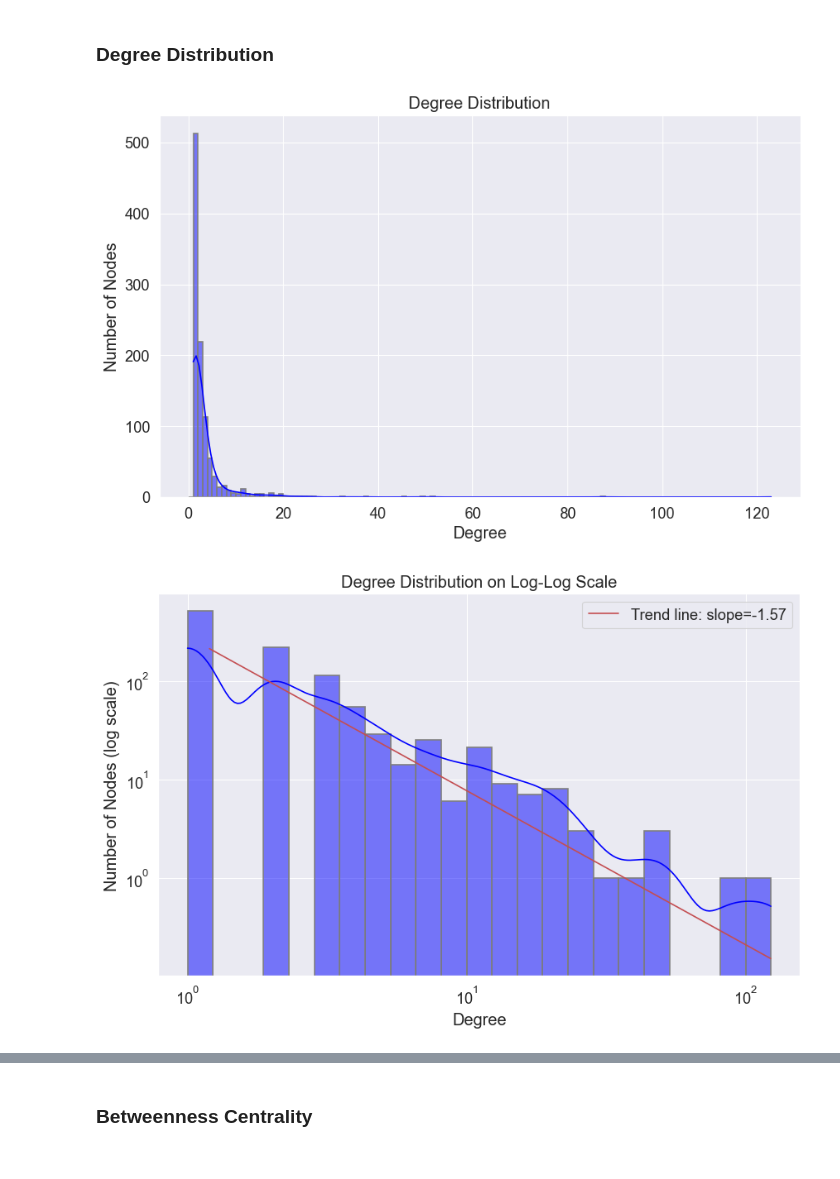
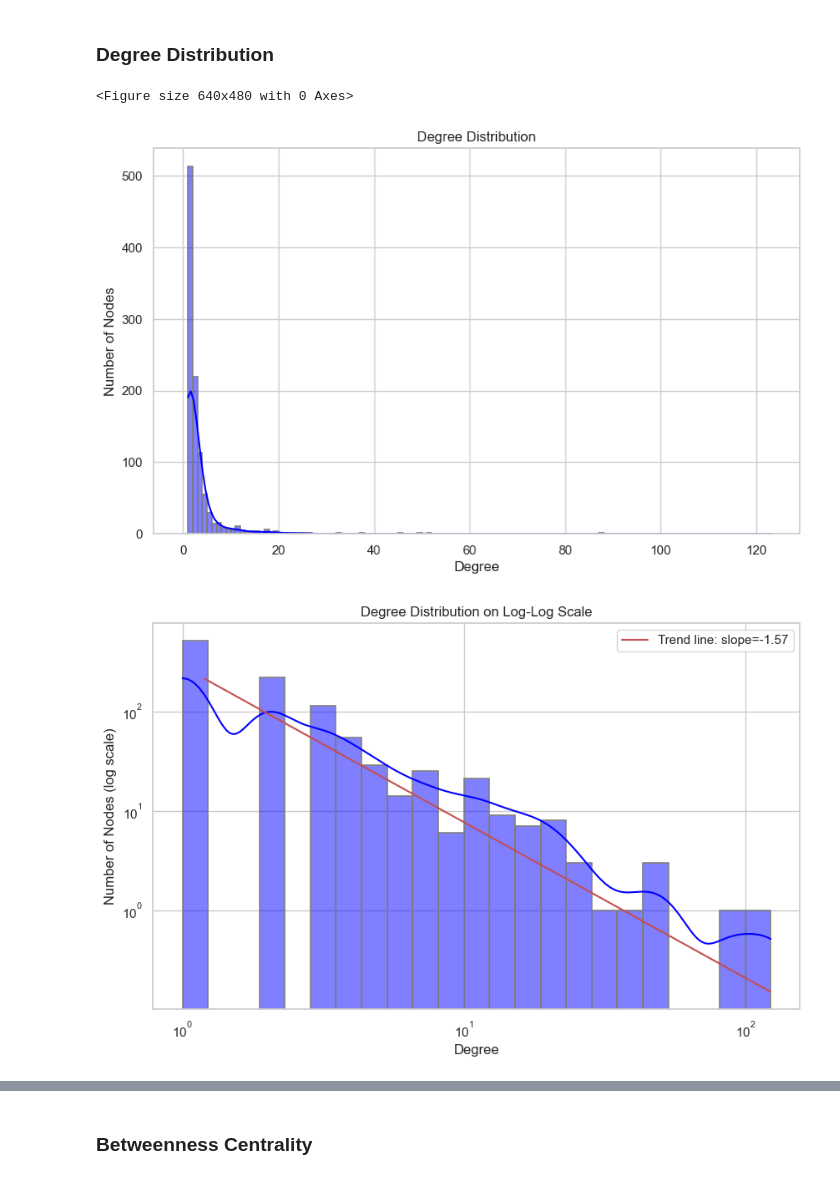
Before and after one commit to Siponek/Network-Analysis-Al-Capone, a Jupyter notebook: src/assigment-1.ipynb, the cells around one changed output, grey strips where cells are left out. Drawn from its saved outputs; the diff is of its cells as text; code cells hidden in the pictures.

```diff
--- a/src/project_nb.ipynb
+++ b/src/assigment-1.ipynb
@@ -97,13 +95,14 @@ def calculate_log_bins(degrees):
     log_hist = np.log(hist)[non_zero]
     return log_bin_centers, log_hist, edges
 
-def plot_degree_distribution(degrees, bins= 'auto'):
+def plot_degree_distribution(degrees, bins : str|range= 'auto'):
     """Plot the degree distribution on a normal scale."""
     plt.figure(figsize=(10, 6))
     sns.histplot(degrees, bins=bins, alpha=0.5,color='blue', edgecolor='gray', linewidth=1.2, kde=True)
     plt.title("Degree Distribution")
     plt.xlabel("Degree")
     plt.ylabel("Number of Nodes")
+    plt.savefig(out_path.joinpath("img/degree_distribution.png"))
     plt.show()
 
 def plot_log_log_scale(degrees, log_bin_centers, log_hist, bins= 'auto'):
@@ -120,20 +119,23 @@ def plot_log_log_scale(degrees, log_bin_centers, log_hist, bins= 'auto'):
     plt.xlabel("Degree")
     plt.ylabel("Number of Nodes (log scale)")
     plt.legend()
+    plt.savefig(out_path.joinpath("img/degree_distribution_log_log.png"))
     plt.show()
 # %% [markdown]
 ### Degree Distribution
 # %%
 sns.set_style("whitegrid")
-sns.set_theme("paper", font_scale=1.5)
+sns.despine()
+# sns.set_theme("paper", font_scale=1.5)
 degrees = [degree for _, degree in G.degree()]
 bins = range(0, max(degrees), 1)
 log_bin_centers, log_hist, _ = calculate_log_bins(degrees)
 plot_degree_distribution(degrees, bins)
 plot_log_log_scale(degrees, log_bin_centers, log_hist)
 # %% [output]
+<Figure size 640x480 with 0 Axes>
-[figure, old version]
+[figure, new version]
-[figure, old version]
+[figure, new version]
 # %%
 # Log-transform degree and counts for linear regression
 hist, edges = np.histogram(degrees, bins=bins)
```
Also changed, not shown: parts of 9 cells of this notebook.
